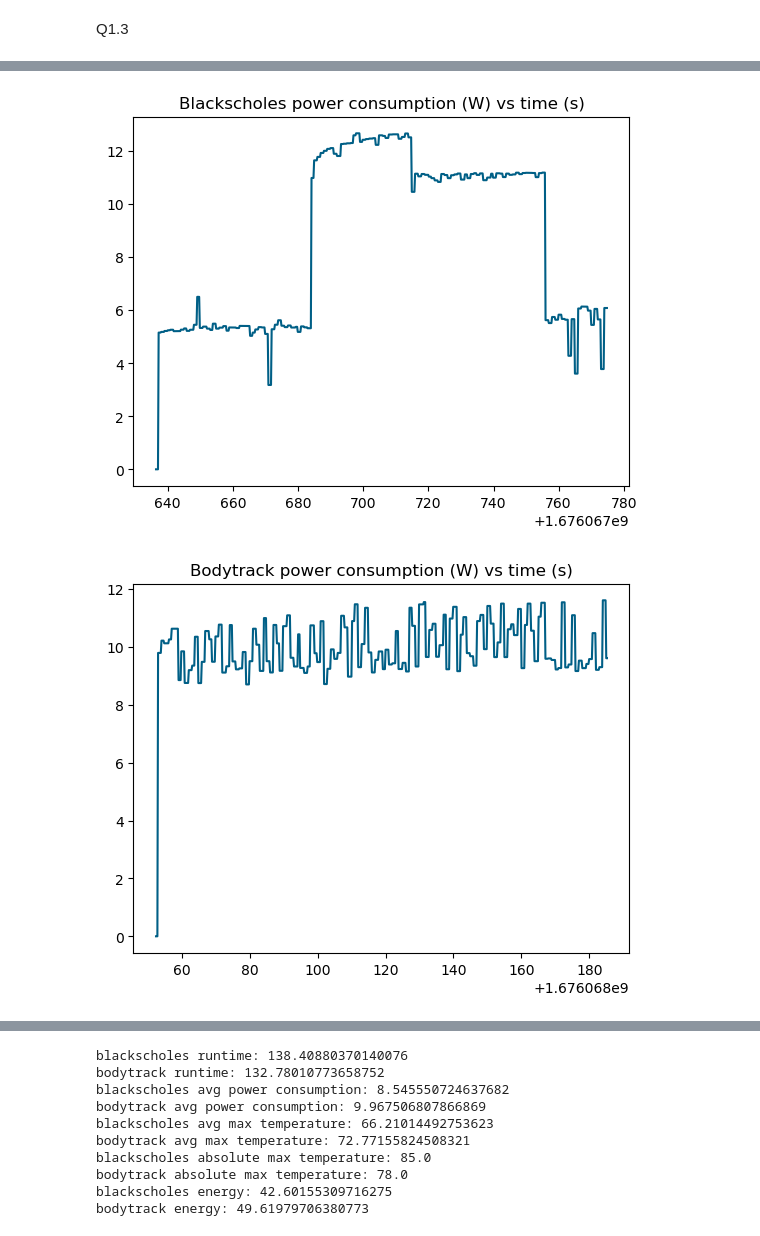
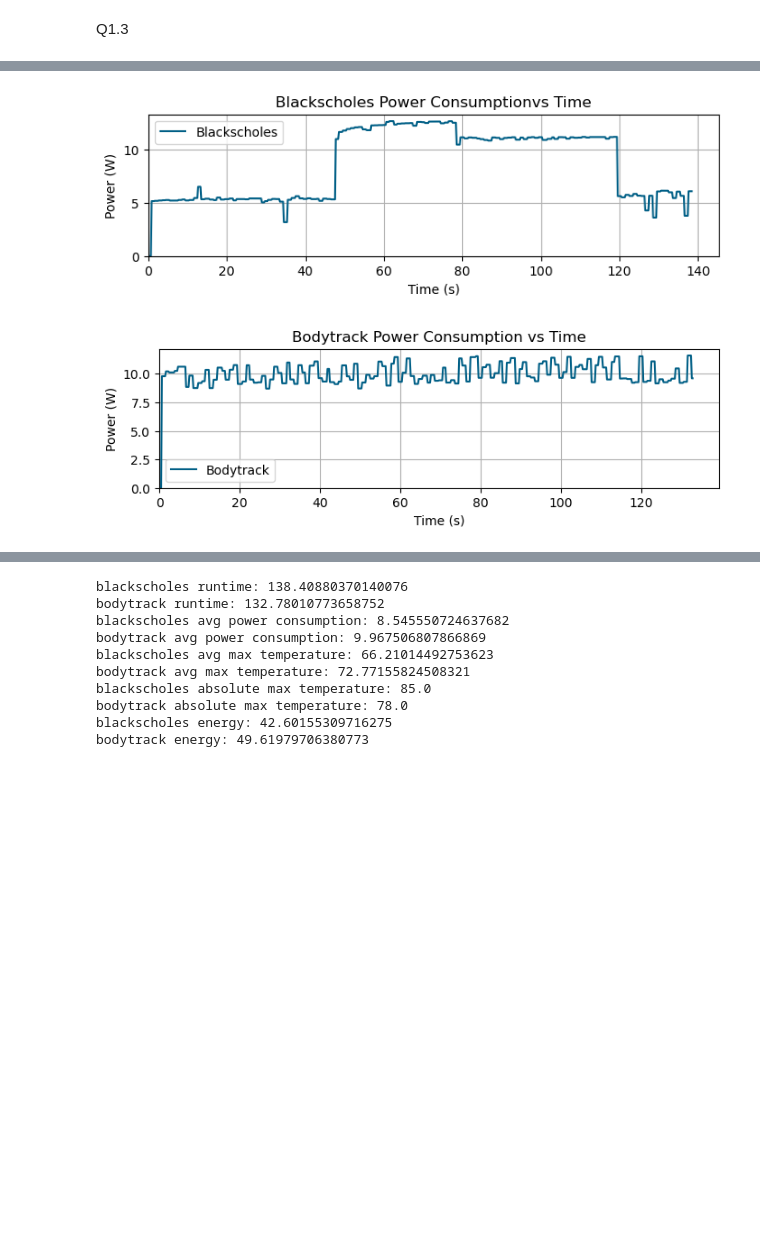
Before and after one commit to babusid/ECE361E, a Jupyter notebook: HW2/notebook/p1.ipynb, the cells around one changed output, grey strips where cells are left out. Cells and saved outputs as stored; diff of their text form; code cells hidden in the pictures; blank space fills up the shorter version.

```diff
--- a/HW2/notebook/p1.ipynb
+++ b/HW2/notebook/p1.ipynb
@@ -33,4 +32,18 @@ plt.show()
 plt.rc('axes', prop_cycle=cycler(color=colors))
 # %% [output]
 [figure]
+# %%
+def plot_util(title:str, xlabel:str, ylabel:str, outer_legend:bool, xlim0:bool, ylim0:bool):
+    plt.title(title)
+    plt.xlabel(xlabel)
+    plt.ylabel(ylabel)
+    if outer_legend: plt.legend(loc='upper center', bbox_to_anchor=(0.5, -0.25), ncol=2)
+    else: plt.legend()
+    plt.grid()
+    if xlim0: plt.xlim(left=0)
+    if ylim0: plt.ylim(bottom=0)
+
+def my_save_fig(filename):
+    IMAGE_DIRECTORY = r'../images/'
+    plt.savefig(IMAGE_DIRECTORY+filename, bbox_inches='tight')
 # %%
@@ -61,11 +78,11 @@ plt.show()
 Q1.3
 # %%
 df_blackscholes = pd.read_csv('logs/blackscholes_log.csv',index_col=False)
-time_blackscholes = df['time']
+df_blackscholes['adjusted_time'] = df_blackscholes['time'].to_numpy() - df_blackscholes['time'].to_numpy()[0]
 print(df_blackscholes.head())
 
 df_bodytrack = pd.read_csv('logs/bodytrack_log.csv',index_col=False)
-time_bodytrack = df['time']
+df_bodytrack['adjusted_time'] = df_bodytrack['time'].to_numpy() - df_bodytrack['time'].to_numpy()[0]
 print(df_bodytrack.head())
 # %% [output]
            time      W  usage_c0  usage_c1  usage_c2  usage_c3  usage_c4  \
@@ -88,28 +105,36 @@ print(df_bodytrack.head())
 # %%
-plt.figure()
-plt.title("Blackscholes power consumption (W) vs time (s)")
-plt.plot(df_blackscholes['time'],df_blackscholes['W'], label='Blackscholes')
+plt.figure(figsize=(8,2))
+plt.plot(df_blackscholes['adjusted_time'],df_blackscholes['W'], label='Blackscholes')
+plot_util('Blackscholes Power Consumptionvs Time', 'Time (s)', 'Power (W)',
+        False, True, True)
+my_save_fig('blk_power.pdf')
 plt.show()
 
-plt.figure()
-plt.title("Bodytrack power consumption (W) vs time (s)")
-plt.plot(df_bodytrack['time'],df_bodytrack['W'], label='Bodytrack')
+plt.figure(figsize=(8,2))
+plt.plot(df_bodytrack['adjusted_time'],df_bodytrack['W'], label='Bodytrack')
+plot_util('Bodytrack Power Consumption vs Time', 'Time (s)', 'Power (W)',
+        False, True, True)
+my_save_fig('body_power.pdf')
 plt.show()
 
 df_bs_temp = df_blackscholes[['temp4','temp5','temp6','temp7']]
 df_bt_temp = df_bodytrack[['temp4','temp5','temp6','temp7']]
 df_bs_temp_max = df_bs_temp.max(axis=1)
 df_bt_temp_max = df_bt_temp.max(axis=1)
 
-plt.figure()
-plt.title("Blackscholes max temperature vs time")
-plt.plot(df_blackscholes['time'],df_bs_temp_max, label='max')
+plt.figure(figsize=(8,2))
+plt.plot(df_blackscholes['adjusted_time'],df_bs_temp_max, label='Max Temperature')
+plot_util('Blackscholes Max Temperature vs Time', 'Time (s)', 'Max Core Temperature (C)',
+        False, True, False)
+my_save_fig('blk_maxtemp.pdf')
 plt.show()
 
-plt.figure()
-plt.title("Bodytrack max temperature vs time")
-plt.plot(df_bodytrack['time'],df_bt_temp_max, label='Bodytrack (max temp)')
+plt.figure(figsize=(8,2))
+plt.plot(df_bodytrack['adjusted_time'],df_bt_temp_max, label='Max Temperature')
+plot_util('Bodytrack Max Temperature vs Time', 'Time (s)', 'Max Core Temperature (C)',
+        False, True, False)
+my_save_fig('body_maxtemp.pdf')
 plt.show()
 # %% [output]
-[figure, old version]
+[figure, new version]
-[figure, old version]
+[figure, new version]
```
Also changed, not shown: parts of 4 cells of this notebook, 15 other files.
